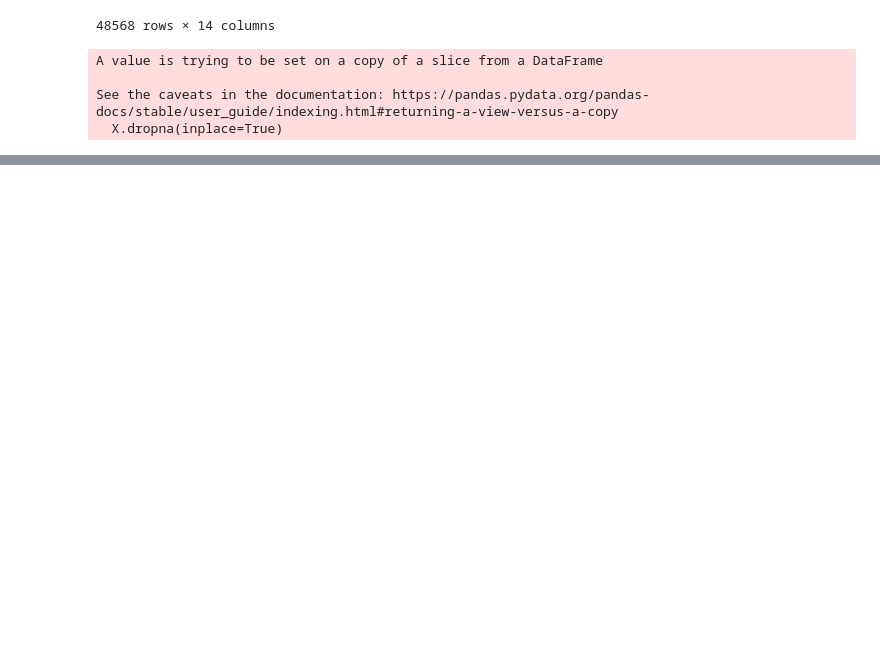
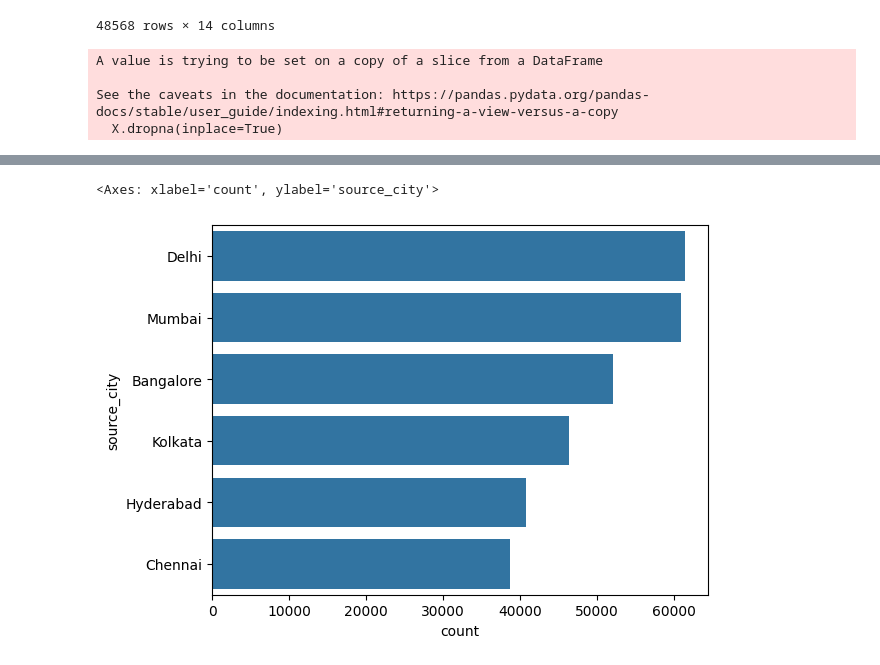
Before and after one commit to Dabhi-Dhirajkumar/ML_practical, a Jupyter notebook: numpy.ipynb, the cells around one changed output, grey strips where cells are left out. Cells and saved outputs as stored; diff of their text form; code cells hidden in the pictures; blank space fills up the shorter version.

```diff
--- a/numpy.ipynb
+++ b/numpy.ipynb
@@ -497,0 +658,5 @@ See the caveats in the documentation: https://pandas.pydata.org/pandas-docs/stab
+# %%
+sns.countplot(y='source_city',data=df)
+# %% [output]
+<Axes: xlabel='count', ylabel='source_city'>
+[figure, added]
```
Also changed, not shown: parts of 27 cells of this notebook.
